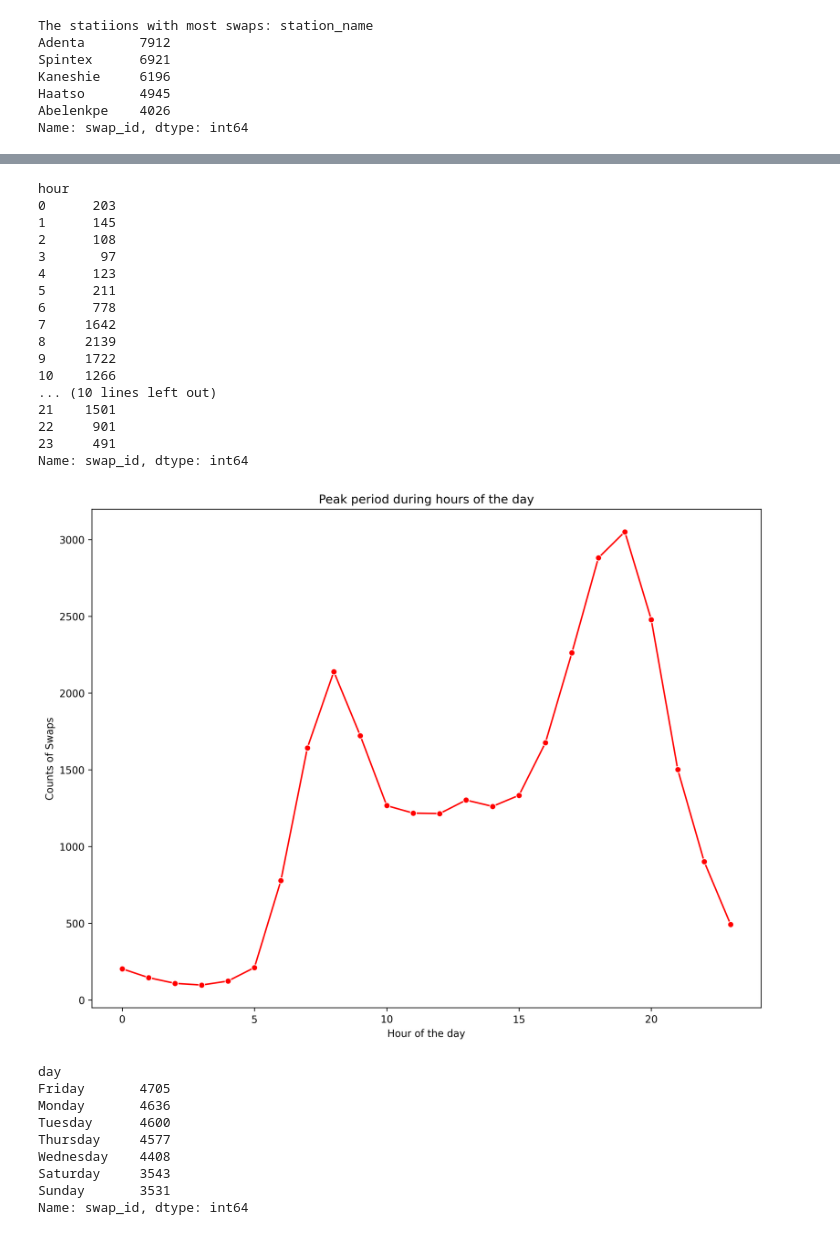
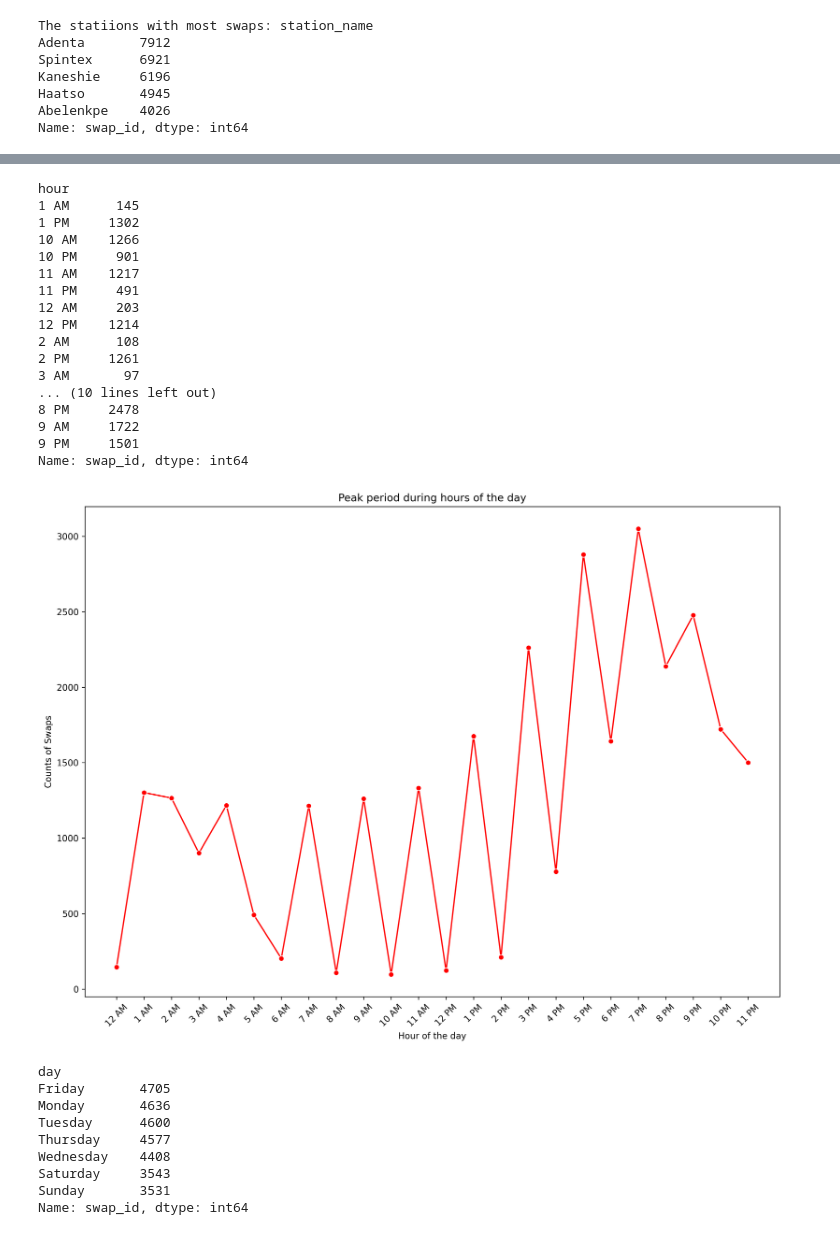
Before and after one commit to manafosman-dev/ev_swap_network_bi, a Jupyter notebook: notebooks/analytics.ipynb, the cells around one changed output, grey strips where cells are left out. Drawn from its saved outputs; the diff is of its cells as text; code cells hidden in the pictures.

```diff
--- a/notebooks/analytics.ipynb
+++ b/notebooks/analytics.ipynb
@@ -101,9 +101,15 @@ Name: count, dtype: int64
 transactions_df["timestamp"] = pd.to_datetime(transactions_df["timestamp"])
 # %%
 transactions_df["date"] = transactions_df["timestamp"].dt.date
-transactions_df["hour"] = transactions_df["timestamp"].dt.hour
+transactions_df["hour_number"] = transactions_df["timestamp"].dt.hour
+transactions_df["hour"] = transactions_df["timestamp"].dt.strftime("%-I %p")
 transactions_df["day"] = transactions_df["timestamp"].dt.day_name()
 transactions_df["month"] = transactions_df["timestamp"].dt.month_name()
+# %%
+hour_labels = [
+    pd.to_datetime(str(hour), format="%H").strftime("%-I %p")
+    for hour in range(24)
+]
 # %%
 transactions_df[["timestamp","date","hour","day","month"]].head(3)
 # %% [output]
@@ -232,31 +240,37 @@ peak_period = transactions_df.groupby("hour")["swap_id"].count()
 peak_period
 # %% [output]
 hour
-0      203
-1      145
-2      108
-3       97
-4      123
-5      211
-6      778
-7     1642
-8     2139
-9     1722
-10    1266
+1 AM      145
+1 PM     1302
+10 AM    1266
+10 PM     901
+11 AM    1217
+11 PM     491
+12 AM     203
+12 PM    1214
+2 AM      108
+2 PM     1261
+3 AM       97
 ... (10 lines left out)
-21    1501
-22     901
-23     491
+8 PM     2478
+9 AM     1722
+9 PM     1501
 Name: swap_id, dtype: int64
 # %%
 plt.figure(figsize=(12,9),dpi=300)
 sns.lineplot(data=peak_period,marker="o",color="red")
 plt.xlabel("Hour of the day")
 plt.ylabel("Counts of Swaps")
 plt.title("Peak period during hours of the day")
+plt.xticks(
+    range(24),
+    hour_labels,
+    rotation=45
+)
+plt.tight_layout()
 plt.show()
 # %% [output]
-[figure, old version]
+[figure, new version]
 # %%
 #Peak days
 peak_days = (transactions_df.groupby("day")["swap_id"].count().sort_values(ascending=False))
```
Also changed, not shown: parts of 8 cells of this notebook.
